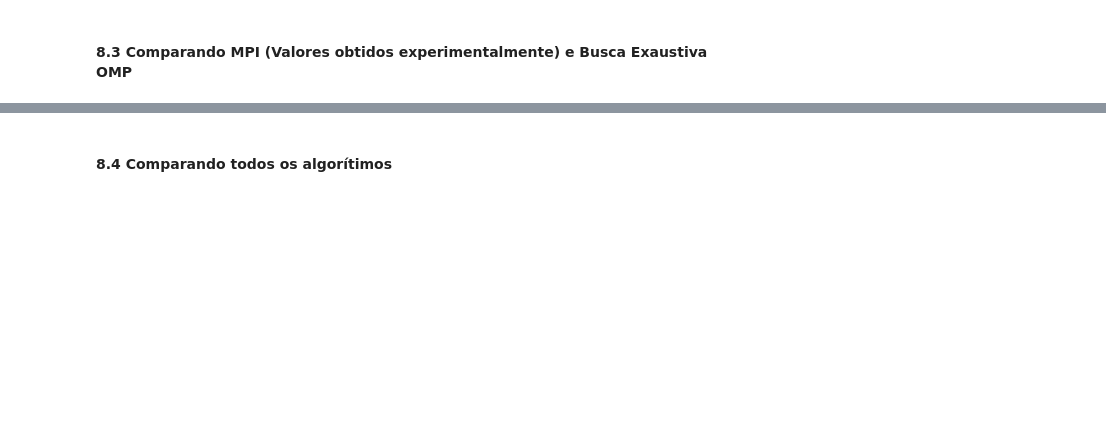
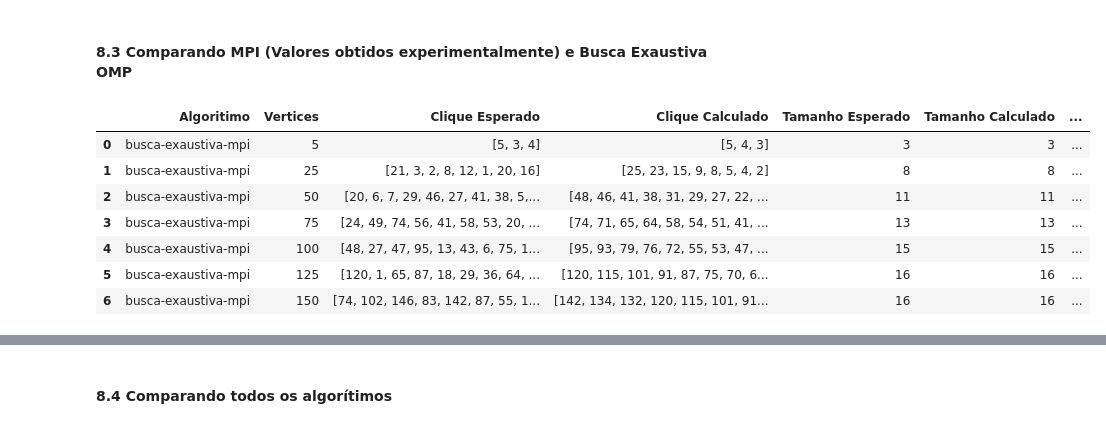
Before and after one commit to leticiacb1/Find-MaximumClique-Graph, a Jupyter notebook: relatorio_projeto.ipynb, the cells around one changed output, grey strips where cells are left out. Drawn from its saved outputs; the diff is of its cells as text; code cells hidden in the pictures; blank space fills up the shorter version.

```diff
--- a/relatorio_projeto.ipynb
+++ b/relatorio_projeto.ipynb
@@ -1116,34 +1119,43 @@ lista_tamanho_mpi = [len(cliques) for cliques in lista_cliqueMaximo_mpi]
 
 # ----- Python Esperado -----
 lista_valores_esperados = []
 lista_tamanho_esperado = []
 for filename_grafo in nome_de_arquivos:
   esperado = clique_maximo_resposta(filename_grafo)
   size_esperado = len(esperado)
 
   lista_valores_esperados.append(esperado)
   lista_tamanho_esperado.append(size_esperado)
 
 lista_mesmo_tamanho = []
 for v in range(len(lista_de_vertices)):
   lista_mesmo_tamanho.append("Sim" if (len(lista_valores_esperados[v]) == len(lista_cliqueMaximo_mpi[v])) else "Não")
 
 # ---- Monta dataframe ----
 dados = {
     'Algoritimo': lista_nome_algoritimo ,
     'Vertices' : lista_de_vertices,
     'Clique Esperado': lista_valores_esperados,
     'Clique Calculado': lista_cliqueMaximo_mpi,
     'Tamanho Esperado':  lista_tamanho_esperado,
     'Tamanho Calculado': lista_tamanho_mpi,
-    f'Time (s) [{algoritimo}]': lista_tempo_mpi,
+    f'Time (s)': lista_tempo_mpi,
     'Mesmo Tamanho ?': lista_mesmo_tamanho
 }
 
 df_exaustiva_mpi = pd.DataFrame(dados)
 df_exaustiva_mpi.to_csv(arquivo_csv)
 
 df_exaustiva_mpi
+# %% [output]
+|  | Algoritimo | Vertices | Clique Esperado | Clique Calculado | Tamanho Esperado | Tamanho Calculado | ... |
+| 0 | busca-exaustiva-mpi | 5 | [5, 3, 4] | [5, 4, 3] | 3 | 3 | ... |
+| 1 | busca-exaustiva-mpi | 25 | [21, 3, 2, 8, 12, 1, 20, 16] | [25, 23, 15, 9, 8, 5, 4, 2] | 8 | 8 | ... |
+| 2 | busca-exaustiva-mpi | 50 | [20, 6, 7, 29, 46, 27, 41, 38, 5,... | [48, 46, 41, 38, 31, 29, 27, 22, ... | 11 | 11 | ... |
+| 3 | busca-exaustiva-mpi | 75 | [24, 49, 74, 56, 41, 58, 53, 20, ... | [74, 71, 65, 64, 58, 54, 51, 41, ... | 13 | 13 | ... |
+| 4 | busca-exaustiva-mpi | 100 | [48, 27, 47, 95, 13, 43, 6, 75, 1... | [95, 93, 79, 76, 72, 55, 53, 47, ... | 15 | 15 | ... |
+| 5 | busca-exaustiva-mpi | 125 | [120, 1, 65, 87, 18, 29, 36, 64, ... | [120, 115, 101, 91, 87, 75, 70, 6... | 16 | 16 | ... |
+| 6 | busca-exaustiva-mpi | 150 | [74, 102, 146, 83, 142, 87, 55, 1... | [142, 134, 132, 120, 115, 101, 91... | 16 | 16 | ... |
 # %%
 #   ---------------------------------------------------------------------------------------
 #   --------- Grafico de Comparação Temporal Busca Exaustiva MPI vs Exaustiva OMP  --------
```
Also changed, not shown: parts of 21 cells of this notebook.
